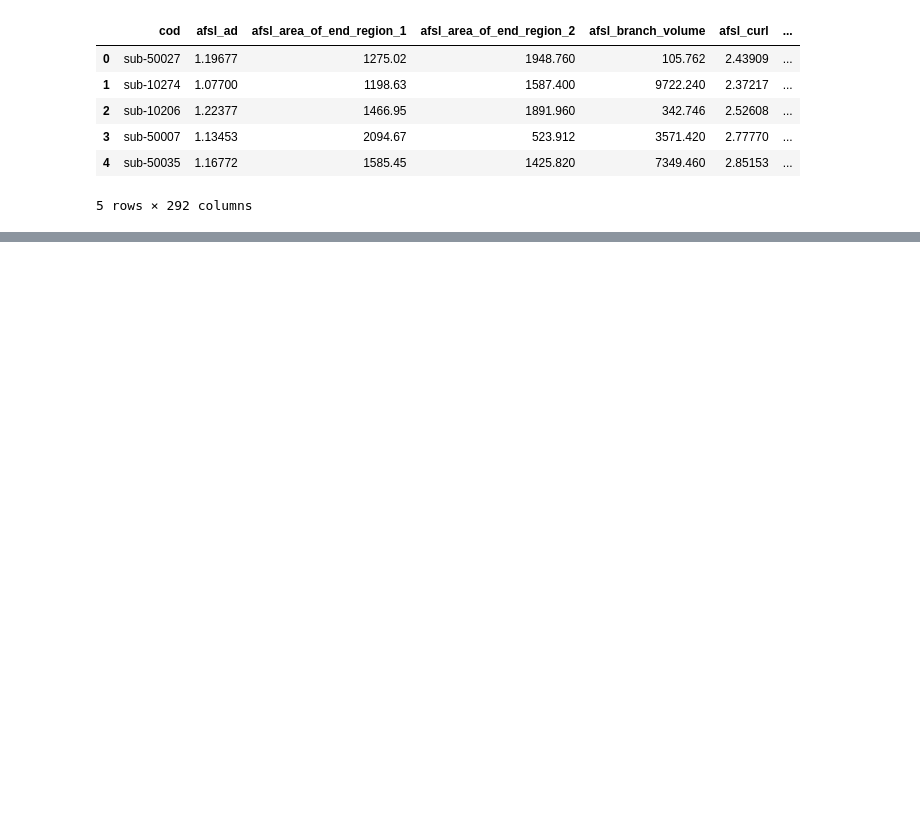
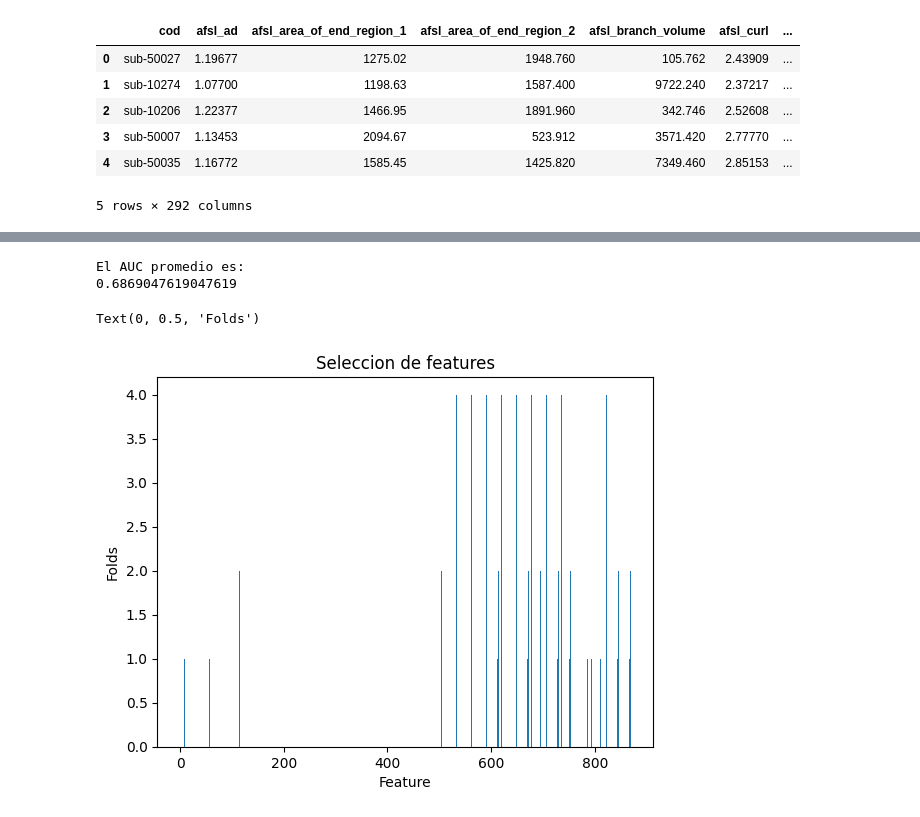
Before and after one commit to brainhack-school2023/galvan_project, a Jupyter notebook: src/dataset_reduction.ipynb, the cells around one changed output, grey strips where cells are left out. Saved outputs shown, nothing was run; the diff lists cells and outputs as text; code cells hidden in the pictures; blank space fills up the shorter version.

```diff
--- a/src/dataset_reduction.ipynb
+++ b/src/dataset_reduction.ipynb
@@ -55,0 +226,63 @@ print(efs.best_score_)
+# %%
+from sklearn.model_selection import StratifiedKFold
+from sklearn.feature_selection import SelectKBest
+
+# Definamos la matriz X
+X = train_set.drop(['cod', 'label'], axis=1).values # En este caso no hace falta reshapear, porque ya tiene la forma que queremos
+y = train_set['label'] # Nuestra etiqueta sigue siende la misma de antes
+
+X = np.concatenate((X, X**2,X**3), axis=1) # agrego features elevados a potencias
+
+Kbest = 30 # los mejores K que voy a retener
+
+skf = StratifiedKFold(n_splits=5, shuffle=True) # 5 folds es un número típico si tenemos suficientes datos. Pedimos shuffle=True para que sea al azar la separación en subgrupos
+skf.get_n_splits(X, y) # arma los folds a partir de los datos
+
+auc_values_fs =  []  # aca es donde van a ir a parar los indices de los features seleccionados en cada fold
+selected_features= np.array([]).reshape(0,X.shape[1]) # aca es donde van a ir a parar los AUCs de cada fold. El reshape es para poder concatenar luego.
+
+
+for train_index, test_index in skf.split(X, y): # va generando los indices que corresponden a train y test en cada fold
+    X_train, X_test = X[train_index], X[test_index] # arma que es dato de entrenamiento y qué es dato de evaluación
+    y_train, y_test = y[train_index], y[test_index]     # idem con los targets
+
+    scaler = MinMaxScaler() # escaleo por separado ambos sets
+    scaler.fit(X_train)
+    X_train = scaler.transform(X_train)
+
+    scaler = MinMaxScaler() # escaleo por separado ambos sets
+    scaler.fit(X_test)
+    X_test = scaler.transform(X_test)
+
+    selector = SelectKBest(k=Kbest) # por defecto, usa el F score de ANOVA y los Kbest features
+    selector.fit(X_train, y_train) # encuentro los F scores
+    X_train_fs = selector.transform(X_train) # me quedo con los features mejor rankeados en el set de entrenamiento
+    X_test_fs = selector.transform(X_test) # me quedo con los features mejor rankeados en el set de evaluacion
+    features = np.array(selector.get_support()).reshape((1,-1)) # esto me pone True si la variable correspondiente fue seleccionada y False sino
+
+    selected_features =  np.concatenate((selected_features,features),axis=0)
+
+    regLog = LogisticRegression(max_iter=10000) # Inicializamos nuevamente el modelo. max_iter es la cantidad de iteraciones maximas del algoritmo de optimizacion de parametros antes de detenerse.
+    regLog.fit(X_train_fs, y_train) # Ajustamos el modelo con los datos de entrenamiento
+
+
+    probas_test = regLog.predict_proba(X_test_fs)  # probabilidades con datos de evaluación
+    fpr_test, tpr_test, thresholds_test = roc_curve(y_test, probas_test[:,1]) # para plotear curva ROC con datos de entrenamiento
+    auc_test = roc_auc_score(y_test, probas_test[:,1]) #  AUC con datos de evaluación
+    auc_values_fs.append(auc_test)
+
+print('El AUC promedio es:')
+print(np.mean(auc_values_fs))
+
+
+import matplotlib.pyplot as plt
+
+plt.bar(np.arange(0,X.shape[1]),np.sum(selected_features,axis=0))
+plt.title('Seleccion de features')
+plt.xlabel('Feature')
+plt.ylabel('Folds')
+# %% [output]
+El AUC promedio es:
+0.6869047619047619
+Text(0, 0.5, 'Folds')
+[figure, added]
```
Also changed, not shown: parts of 29 cells of this notebook.
